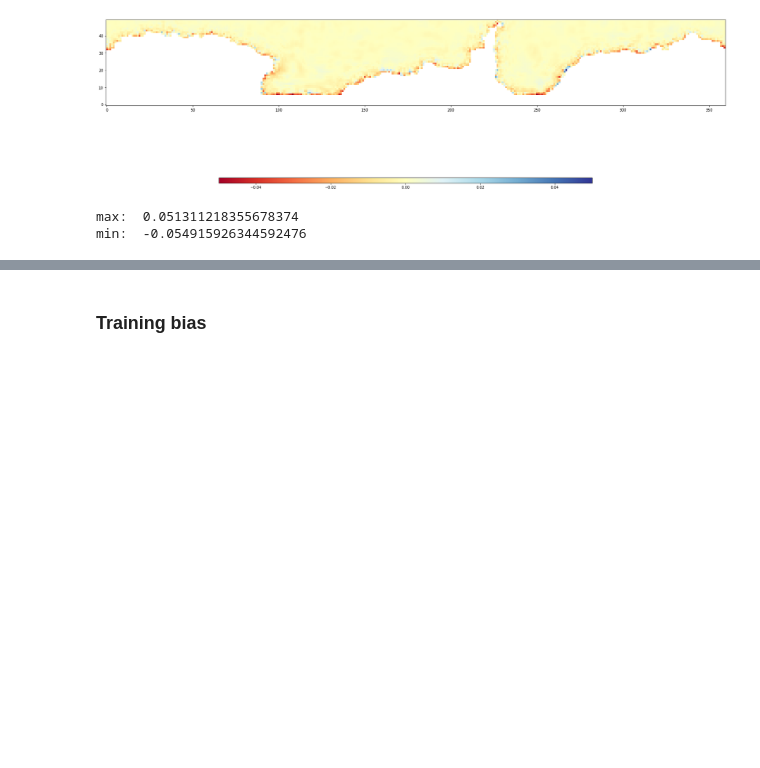
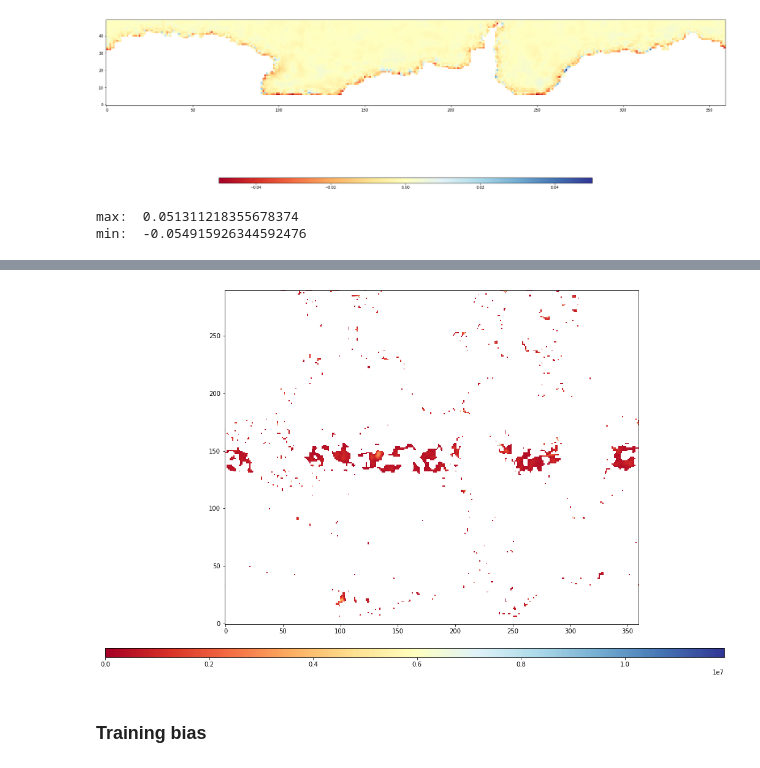
Before and after one commit to FolkeKS/DL-normalization, a Jupyter notebook: notebooks/cnn_nemo_plot.ipynb, the cells around one changed output, grey strips where cells are left out. Drawn from its saved outputs; the diff is of its cells as text; code cells hidden in the pictures; blank space fills up the shorter version.

```diff
--- a/notebooks/cnn_nemo_plot.ipynb
+++ b/notebooks/cnn_nemo_plot.ipynb
@@ -94,3 +118,11 @@ min:  -0.054915926344592476
+# %%
+fig,axs = plt.subplots(figsize=(30, 10),ncols=1)
+c = axs.imshow(eps1,origin="lower",vmin=np.min(eps),vmax=np.max(eps),cmap="RdYlBu")
+cbar_ax = fig.add_axes([0.266, 0.05, 0.4673, 0.02])
+plt.colorbar(c,cax=cbar_ax,orientation='horizontal')
+plt.show()
+# %% [output]
+[figure, added]
 # %% [markdown]
 ### Training bias
 # %%
```
Also changed, not shown: parts of 14 cells of this notebook, 3 other files.
